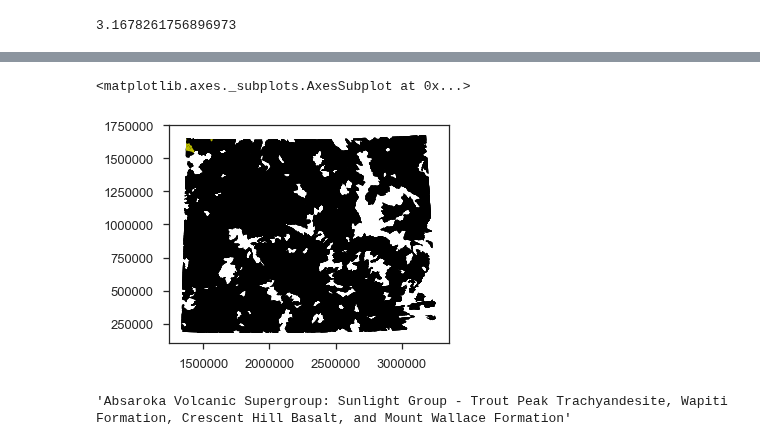
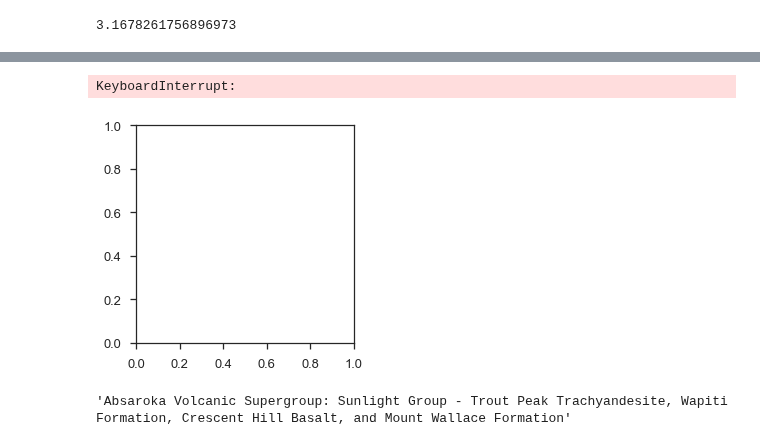
Before and after one commit to jessepisel/criticalandstrategic, a Jupyter notebook: Critical Minerals Classifier.ipynb, the cells around one changed output, grey strips where cells are left out. Cells and saved outputs as stored; diff of their text form; code cells hidden in the pictures.

Commit message:
up and running
we have a database, need to test it and then get it into a user friendly format

```diff
--- a/Critical Minerals Classifier.ipynb
+++ b/Critical Minerals Classifier.ipynb
@@ -340,0 +334,9 @@ print(end-start)
+# %%
+path = r'J:\\Geology\\WSGS\\Projects\\Critical Minerals\\probability maps\\'
+allFiles=glob.glob(path+"*.csv")
+frame=pd.DataFrame
+listed=[]
+for file in allFiles:
+    df = pd.read_csv(file, index_col=[0])
+    listed.append(df)
+frame = pd.concat(listed)
@@ -341,5 +352,7 @@ print(end-start)
 # %%
 huc8=gpd.read_file(r'J:\Geology\WSGS\GIS\huc_12.shp') #reads in the hydraulic basin units and adds an area column
 huc8= huc8.to_crs({'init': 'epsg:3732'})
+# %%
+frame['HUC_12']=frame.HUC_12.astype(str)
 # %%
-CaptainHucstable = huc8.merge(fullDF, on='HUC_12' )
+CaptainHucstable = huc8.merge(frame, on='HUC_12' )
@@ -353,10 +375,11 @@ CaptainHucstable.plot(column='prob', cmap='viridis')
 # %%
 ax=CaptainHucstable.plot(color='k')
 CaptainHucstable[(CaptainHucstable['prob']>0.5) & (CaptainHucstable['bins_ppm']>0.2) &
-                 (CaptainHucstable['formation']==CaptainHucstable['formation'].unique()[0])].plot(color='y', ax=ax)
+                 (CaptainHucstable['formation']==CaptainHucstable['formation'].unique()[5]) &
+                CaptainHucstable['element'].unique()[5]].plot(color='y', ax=ax)
 # %% [output]
-<matplotlib.axes._subplots.AxesSubplot at 0x...>
+KeyboardInterrupt:
-[figure, old version]
+[figure, new version]
 # %%
 CaptainHucstable['formation'].unique()[0]
 # %% [output]
```
Also changed, not shown: parts of 14 cells of this notebook.
